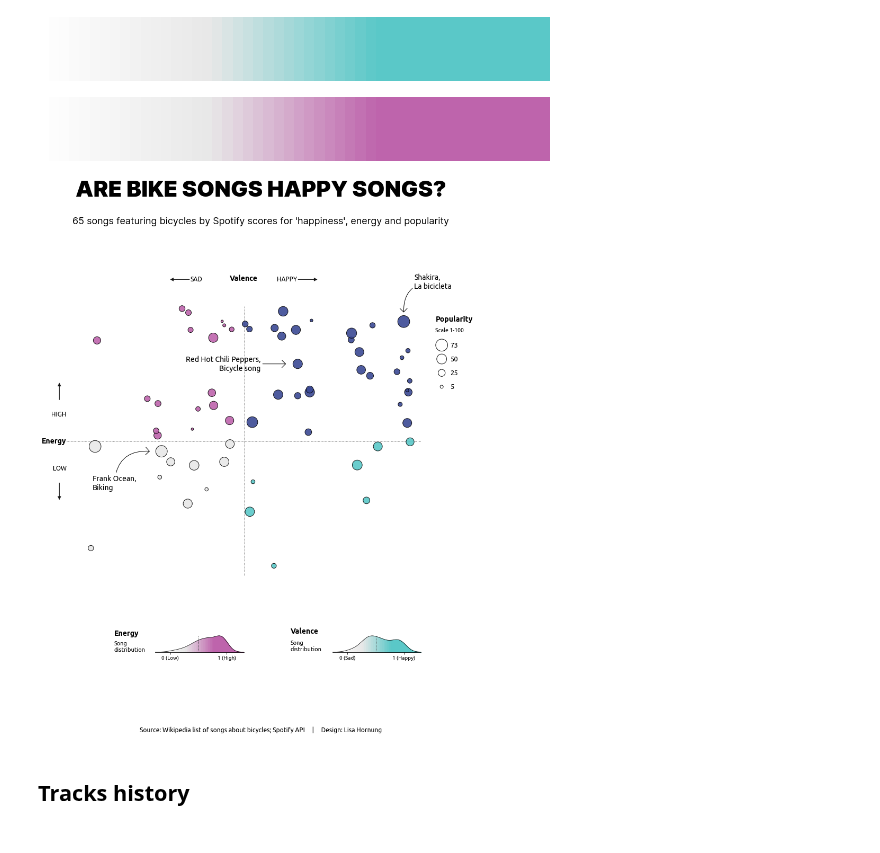
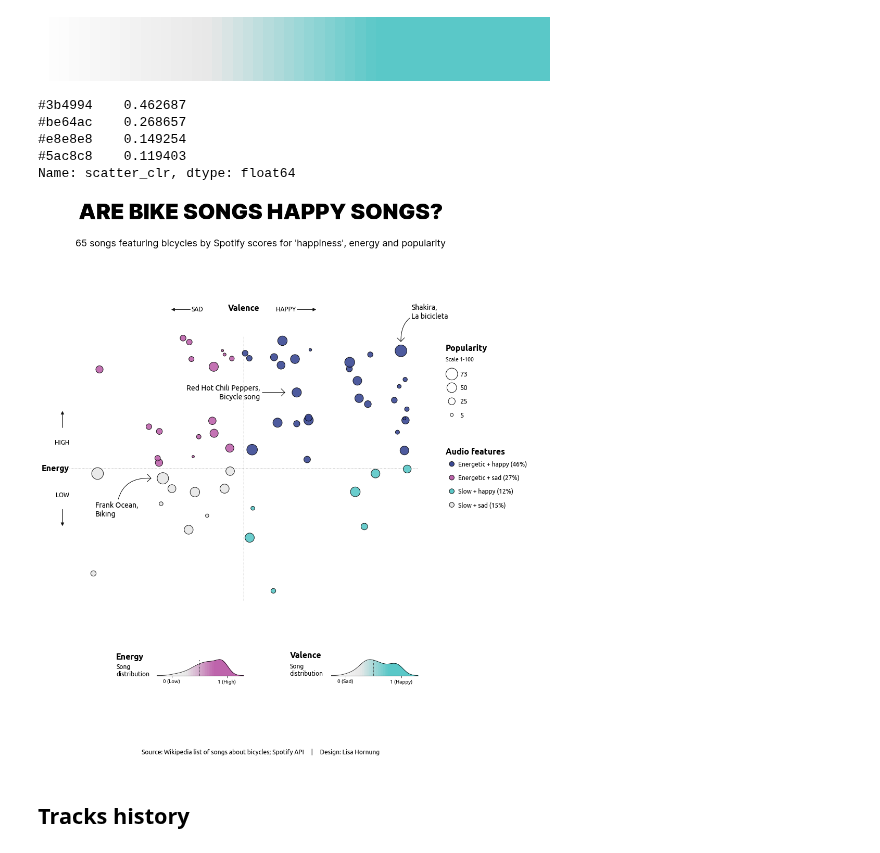
Before and after one commit to Lisa-Ho/small-data-projects, a Jupyter notebook: 2024/2405-bicycle-songs/bicycle-songs.ipynb, the cells around one changed output. Saved outputs shown, nothing was run; the diff lists cells and outputs as text; code cells hidden in the pictures.

Commit message:
added second legend

```diff
--- a/2024/2405-bicycle-songs/bicycle-songs.ipynb
+++ b/2024/2405-bicycle-songs/bicycle-songs.ipynb
@@ -291,13 +291,13 @@ df = pd.read_csv("bikesongs_shortlist_with_spotify_data_clean.csv")
 df_filter = df[~df["spotify_track_id"].isna()]
 # %%
 # colors for the plot
-clrs = {"turquoise": "#5ac8c8", "light-grey": "#e8e8e8", "pink": "#be64ac", "dark-blue": "#3b4994"}
+clrs = {"light-grey": "#e8e8e8", "turquoise": "#5ac8c8", "pink": "#be64ac", "dark-blue": "#3b4994"}
 
 # create bivariate colors for scatter plot
 df_filter.loc[(df_filter["valence"]>=0.5) & (df_filter["energy"]>=0.5), "scatter_clr"] = clrs["dark-blue"]
 df_filter.loc[(df_filter["valence"]>=0.5) & (df_filter["energy"]<0.5), "scatter_clr"] = clrs["turquoise"]
+df_filter.loc[(df_filter["valence"]<0.5) & (df_filter["energy"]>=0.5), "scatter_clr"] = clrs["pink"]
 df_filter.loc[(df_filter["valence"]<0.5) & (df_filter["energy"]<0.5), "scatter_clr"] = clrs["light-grey"]
-df_filter.loc[(df_filter["valence"]<0.5) & (df_filter["energy"]>=0.5), "scatter_clr"] = clrs["pink"]
 # %%
 # create custom colormap from a list of hex codes
 def colormap_from_hex(name, list_hexcolors, n_bins):
@@ -311,10 +311,6 @@ cm_danceability = colormap_from_hex("danceability", [clrs["light-grey"], clrs["l
 cm_valence
 # %% [output]
 [figure]
-# %%
-cm_energy
-# %% [output]
-[figure, removed]
 # %%
 # function to create distribution plot using custom colormaps
 # Source: https://stackoverflow.com/questions/72651896/how-to-fill-intervals-under-kde-curve-with-different-colors
@@ -345,9 +346,12 @@ def plot_density_custom_cm(dataframe, column, colormap, ax):
+# %%
+df_filter["scatter_clr"].value_counts(normalize=True)
+# %% [output]
+#3b4994    0.462687
+#be64ac    0.268657
+#e8e8e8    0.149254
+#5ac8c8    0.119403
+Name: scatter_clr, dtype: float64
 # %%
-# set custom font
-title_font = font_manager.FontProperties(fname='C:\\WINDOWS\\Fonts\\Inter-Black.ttf')
-subtitle_font = font_manager.FontProperties(fname='C:\\WINDOWS\\Fonts\\Inter-Regular.ttf')
-plt.rcParams["font.family"] = ["Ubuntu"]
-
 # create figure ---------------------------------
 rows=14
 fig = plt.figure(figsize=(12,12))
@@ -365,8 +369,8 @@ kde_columns = ["Energy","Valence"]
 clr_maps = [cm_energy, cm_valence]
 for i, column in enumerate(kde_columns):
     plot_density_custom_cm(df_filter, column.lower(), clr_maps[i], axes[i])
-    axes[i].text(-1,1.5, column, fontsize=14, fontweight="bold",)
-    axes[i].text(-1,0.5, "Song\ndistribution", fontsize=11, fontweight="regular", va="center")
+    axes[i].text(-1,1.5, column, fontsize=16, fontweight="bold",)
+    axes[i].text(-1,0.5, "Song\ndistribution", fontsize=12, fontweight="regular", va="center")
 #ax1.text(-2,0.2, "Song\ndistribution", fontsize=12, fontweight="regular", va="center")
 
 # format axes
@@ -396,10 +400,10 @@ xmin, xmax = ax3.get_xlim()
 ymin, ymax= ax3.get_ylim()
 
 # custom legend
-lg = fig.add_axes([0.92,0.7,0.05,0.1])
+lg = fig.add_axes([0.95,0.7,0.05,0.1])
 lg.scatter(x=[0,0,0,0], y=[0,1,2,3], s=[5*scale_factor, 25*scale_factor, 50*scale_factor, max(df_filter["track_popularity"])*scale_factor],
            clip_on=False, color="None", edgecolor="#111111", lw=1)
-lg.text(-0.03,4.7, "Popularity", ha="left", fontsize=14, fontweight="bold")
+lg.text(-0.03,4.7, "Popularity", ha="left", fontsize=16, fontweight="bold")
 lg.text(-0.03,3.95, "Scale 1-100", ha="left", fontsize=10.5, fontweight="regular")
 lg.text(0.04,3, int(max(df_filter["track_popularity"])), ha="left", fontsize=13, va="center")
 lg.text(0.04,2, "50", ha="left", fontsize=13, va="center")
@@ -407,11 +411,19 @@ lg.text(0.04,1, "25", ha="left", fontsize=13, va="center")
 lg.text(0.04,0, "5", ha="left", fontsize=13, va="center")
 lg.axis("off")
 
+lg2 = fig.add_axes([0.95,0.5,0.05,0.1])
+lg2.scatter(x=[0,0,0,0], y=[0,1,2,3], s=87, clip_on=False, color=clrs.values(), edgecolor="#111111", lw=1)
+lg2.text(-0.03,3.7, "Audio features", ha="left", fontsize=16, fontweight="bold")
+legend_labels = ["Slow + sad (15%)", "Slow + happy (12%)","Energetic + sad (27%)","Energetic + happy (46%)"]
+for i in range(4):
+    lg2.text(0.03, i, legend_labels[i], ha="left", va="center", fontsize=12)
+lg2.axis("off")
+
 # axis labels
 ax3.text(x=0.35, y=ymax+0.09,s="Sad".upper(), ha="left", va="bottom", fontsize=12)
 ax3.text(x=0.65, y=ymax+0.09,s="Happy".upper(), ha="right", va="bottom", fontsize=12)
-ax3.text(x=0.5, y=ymax+0.09,s="Valence", ha="center", va="bottom", fontsize=14, fontweight="bold")
-ax3.text(x=0, y=0.5,s="Energy", ha="right", va="center", fontsize=14, fontweight="bold")
+ax3.text(x=0.5, y=ymax+0.09,s="Valence", ha="center", va="bottom", fontsize=16, fontweight="bold")
+ax3.text(x=0, y=0.5,s="Energy", ha="right", va="center", fontsize=16, fontweight="bold")
 ax3.text(x=0, y=0.6,s="High".upper(), ha="right", va="center", fontsize=12)
 ax3.text(x=0, y=0.4,s="Low".upper(), ha="right", va="center", fontsize=12)
 
@@ -422,36 +434,36 @@ a1 = patches.FancyArrowPatch((-0.02, 0.65), (-0.02, 0.72),**kw)
 a2 = patches.FancyArrowPatch((-0.02, 0.35), (-0.02, 0.28), **kw)
 a3 = patches.FancyArrowPatch((0.65, ymax+0.1), (0.71, ymax+0.1), **kw)
 a4 = patches.FancyArrowPatch((0.35,  ymax+0.1), (0.29,  ymax+0.1), **kw)
 for a in [a1,a2, a3, a4]:
     ax3.add_patch(a)
 
 # gridlines
 ax3.hlines(y=[0.5,0.5], xmin= xmin, xmax =xmax, linewidth=1, linestyle="dotted",
            color='#888888', alpha=1, zorder=2)
 ax3.vlines(x=[0.5,0.5], ymin= ymin, ymax = ymax,  linewidth=1,  linestyle="dotted",
            color='#888888', alpha=1, zorder=2)
 
 # Annotations ------------------------------------
 ax3.annotate('Shakira,\nLa bicicleta', xy=(df_filter.loc[5]["valence"], df_filter.loc[5]["energy"]+.03), xycoords='data', xytext=(20, 60), textcoords='offset points',
                     fontsize=14, ha='left', va='center', annotation_clip=False,
                     arrowprops=dict(arrowstyle="->, head_width=0.5, head_length=0.5", facecolor='black',connectionstyle="arc3,rad=0.5"))
 ax3.annotate('Frank Ocean,\nBiking', xy=(df_filter.loc[25]["valence"]-0.03, df_filter.loc[25]["energy"]), xycoords='data', xytext=(-110, -60), textcoords='offset points',
                     fontsize=14, ha='left', va='center', annotation_clip=False,
                     arrowprops=dict(arrowstyle="->, head_width=0.5, head_length=0.5", facecolor='black',connectionstyle="arc3,rad=-0.5"))
 ax3.annotate('Red Hot Chili Peppers,\nBicycle song', xy=(df_filter.loc[16]["valence"]-0.03, df_filter.loc[16]["energy"]), xycoords='data', xytext=(-50, 0), textcoords='offset points',
                     fontsize=14, ha='right', va='center', annotation_clip=False,
                     arrowprops=dict(arrowstyle="->, head_width=0.5, head_length=0.5", facecolor='black',connectionstyle="arc3,rad=0"))
 
 # Title and annotations -----------------------------------------------
-fig.text(0.55,1.12, "Are bike songs happy songs?".upper(), fontsize=42, fontproperties=title_font, ha="center")
-fig.text(0.55,1.06, "65 songs featuring bicycles by Spotify scores for 'happiness', energy and popularity", fontsize=18, ha="center", fontproperties=subtitle_font,)
+fig.text(0.55,1.14, "Are bike songs happy songs?".upper(), fontsize=42, fontproperties=title_font, ha="center")
+fig.text(0.55,1.08, "65 songs featuring bicycles by Spotify scores for 'happiness', energy and popularity", fontsize=18, ha="center", fontproperties=subtitle_font,)
 fig.text(0.55,-0.05, "Source: Wikipedia list of songs about bicycles; Spotify API     |     Design: Lisa Hornung", fontsize=12, ha="center")
 
 plt.savefig("bicycle-songs-scatter.png", bbox_inches='tight', transparent=False, pad_inches=1)
 
 plt.show()
 # %% [output]
-[figure, old version]
+[figure, new version]
 # %% [markdown]
 ## Tracks history
 # %%
```
Also changed, not shown: parts of 1 cell of this notebook.
